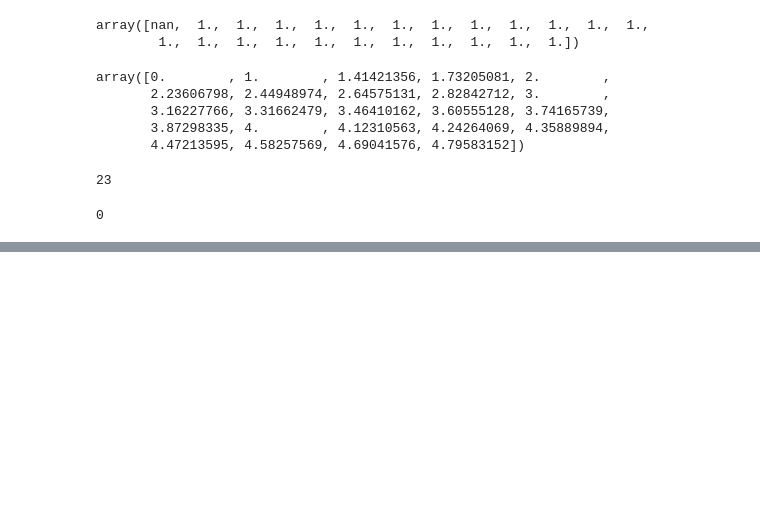
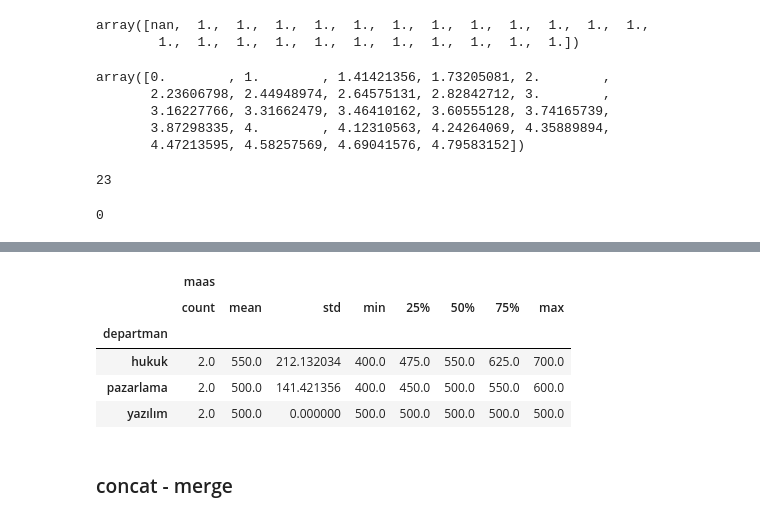
Before and after one commit to yarensabir/COURSES, a Jupyter notebook: btkakademi.gov.tr/VERİ_BİLİMİ_İÇİN_PYTHON_VE_TENSORFLOW/notes.ipynb, the cells around one changed output, grey strips where cells are left out. Drawn from its saved outputs; the diff is of its cells as text; code cells hidden in the pictures; blank space fills up the shorter version.

```diff
--- a/btkakademi.gov.tr/VERİ_BİLİMİ_İÇİN_PYTHON_VE_TENSORFLOW/notes.ipynb
+++ b/btkakademi.gov.tr/VERİ_BİLİMİ_İÇİN_PYTHON_VE_TENSORFLOW/notes.ipynb
@@ -512,0 +926,7 @@ np.min(sonDizi)
+# %%
+maas = {"departman": ["yazılım", "yazılım", "pazarlama", "pazarlama", "hukuk", "hukuk"],
+        "calisanlar": ["ahmet", "mehmet", "atil","burak","zeynep", "fatma"],
+        "maas": [500,500,400,600,700,400]
+        }
+# %%
+maasDF = pd.DataFrame(maas)
@@ -512,0 +943,2 @@ np.min(sonDizi)
+# %%
+grupO = maasDF.groupby("departman")
@@ -512,0 +977,11 @@ np.min(sonDizi)
+# %%
+grupO.describe()
+# %% [output]
+|  | maas |  |  |  |  |  |  |  |
+|  | count | mean | std | min | 25% | 50% | 75% | max |
+| departman |  |  |  |  |  |  |  |  |
+| hukuk | 2.0 | 550.0 | 212.132034 | 400.0 | 475.0 | 550.0 | 625.0 | 700.0 |
+| pazarlama | 2.0 | 500.0 | 141.421356 | 400.0 | 450.0 | 500.0 | 550.0 | 600.0 |
+| yazılım | 2.0 | 500.0 | 0.000000 | 500.0 | 500.0 | 500.0 | 500.0 | 500.0 |
+# %% [markdown]
+### concat - merge
```
Also changed, not shown: parts of 99 cells of this notebook.
